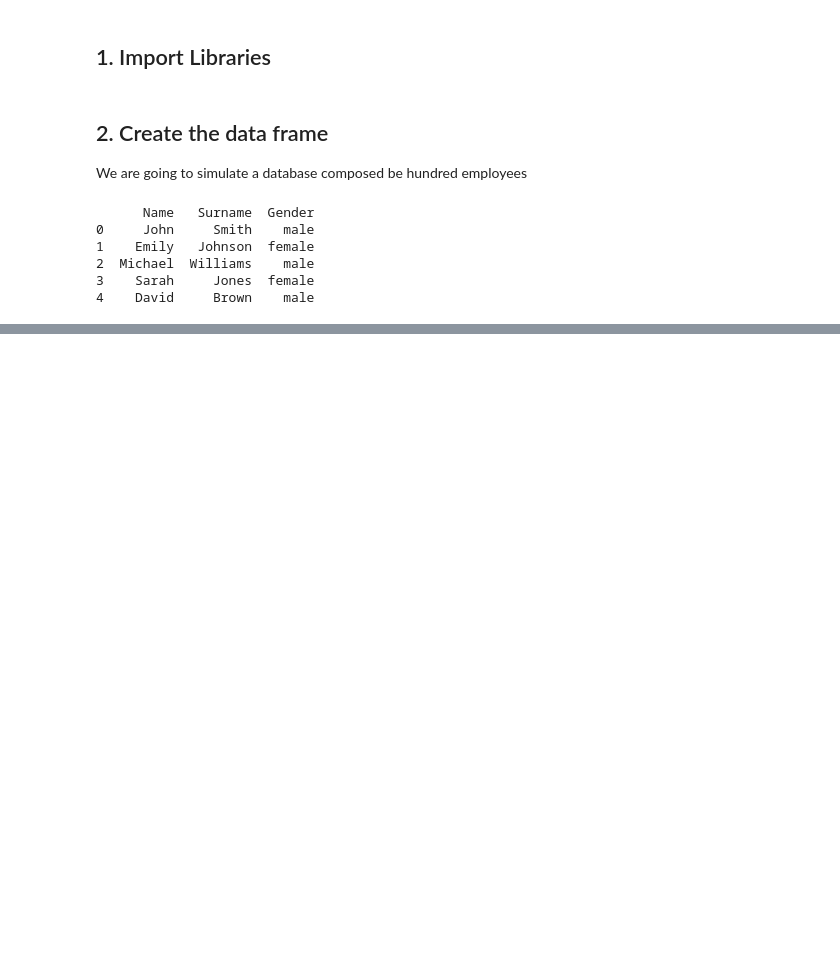
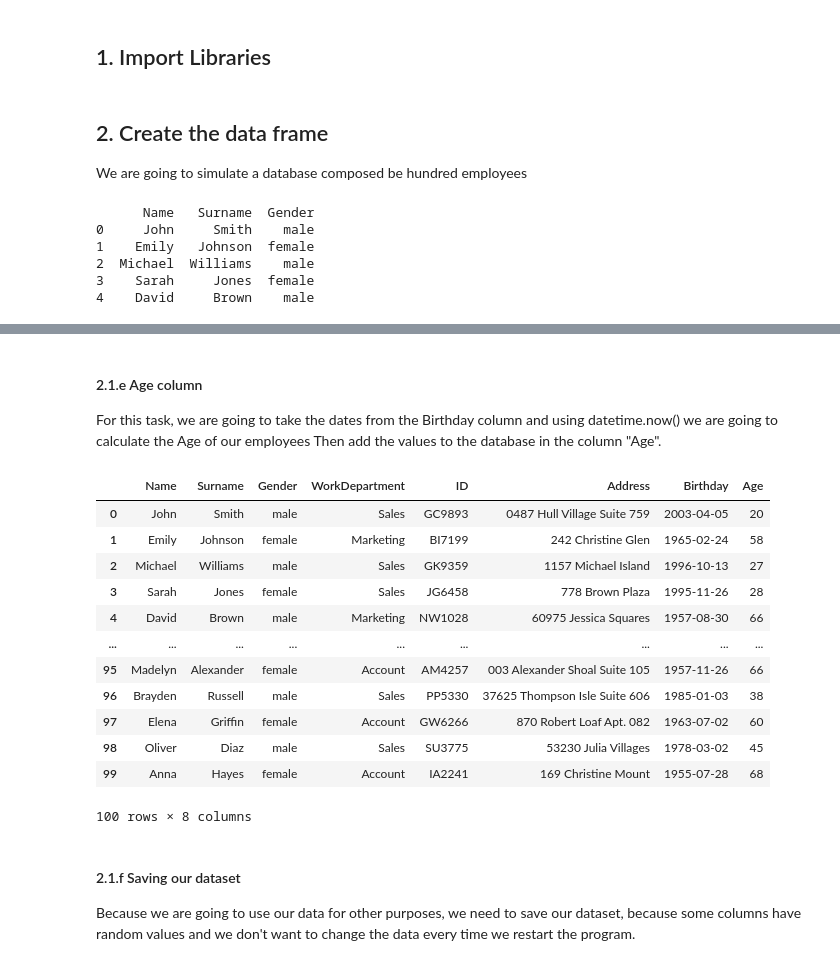
Before and after one commit to nachogalasso/da_python, a Jupyter notebook: hr_analytics/colacho_co.ipynb, the cells around one changed output, grey strips where cells are left out. Saved outputs shown, nothing was run; the diff lists cells and outputs as text; code cells hidden in the pictures; blank space fills up the shorter version.

```diff
--- a/hr_analytics/colacho_co.ipynb
+++ b/hr_analytics/colacho_co.ipynb
@@ -7,6 +7,10 @@ import pandas as pd
 import numpy as np
 import random
 import string
+from faker import Faker
+from datetime import datetime
+
+fake = Faker()
 # %% [markdown]
 ## 2. Create the data frame
 
@@ -71,7 +74,0 @@ For this task, we are going to create a list with random values from 20 to 68, a
-# %%
-# Random values
-age = np.random.randint(20, 68, size=100)
-colacho_df['Age'] = age
-
-# Checking if everything is OK
-print(colacho_df.head(10))
@@ -156,0 +142,8 @@ colacho_df
+# %%
+# Generate the fake address for the employees
+Faker.seed(0)
+address = [fake.street_address() for i in range(100)]
+print(address)
+
+colacho_df['Address'] = address
+colacho_df['Address']
@@ -156,0 +168,7 @@ colacho_df
+# %%
+# Let's put the values into a variable
+birthday = [fake.date_of_birth(minimum_age=20, maximum_age=68) for i in range(100)]
+print(birthday)
+
+colacho_df['Birthday'] = birthday
+colacho_df
@@ -156,0 +190,33 @@ colacho_df
+# %% [markdown]
+#### 2.1.e Age column
+
+For this task, we are going to take the dates from the Birthday column and using datetime.now() we are going to calculate the Age of our employees  Then add the values to the database in the column "Age".
+# %%
+# Convert 'birthday' column to datetime
+colacho_df['Birthday'] = pd.to_datetime(colacho_df['Birthday'])
+
+# Calculate the age based on today's date
+today = datetime.now()
+# age = np.random.randint(20, 68, size=100)
+colacho_df['Age'] = today.year - colacho_df['Birthday'].dt.year - ((today.month < colacho_df['Birthday'].dt.month) | ((today.month == colacho_df['Birthday'].dt.month) & (today.day < colacho_df['Birthday'].dt.day)))
+
+# Checking if everything is OK
+colacho_df
+# %% [output]
+|  | Name | Surname | Gender | WorkDepartment | ID | Address | Birthday | Age |
+| 0 | John | Smith | male | Sales | GC9893 | 0487 Hull Village Suite 759 | 2003-04-05 | 20 |
+| 1 | Emily | Johnson | female | Marketing | BI7199 | 242 Christine Glen | 1965-02-24 | 58 |
+| 2 | Michael | Williams | male | Sales | GK9359 | 1157 Michael Island | 1996-10-13 | 27 |
+| 3 | Sarah | Jones | female | Sales | JG6458 | 778 Brown Plaza | 1995-11-26 | 28 |
+| 4 | David | Brown | male | Marketing | NW1028 | 60975 Jessica Squares | 1957-08-30 | 66 |
+| ... | ... | ... | ... | ... | ... | ... | ... | ... |
+| 95 | Madelyn | Alexander | female | Account | AM4257 | 003 Alexander Shoal Suite 105 | 1957-11-26 | 66 |
+| 96 | Brayden | Russell | male | Sales | PP5330 | 37625 Thompson Isle Suite 606 | 1985-01-03 | 38 |
+| 97 | Elena | Griffin | female | Account | GW6266 | 870 Robert Loaf Apt. 082 | 1963-07-02 | 60 |
+| 98 | Oliver | Diaz | male | Sales | SU3775 | 53230 Julia Villages | 1978-03-02 | 45 |
+| 99 | Anna | Hayes | female | Account | IA2241 | 169 Christine Mount | 1955-07-28 | 68 |
+100 rows × 8 columns
+# %% [markdown]
+#### 2.1.f Saving our dataset
+
+Because we are going to use our data for other purposes, we need to save our dataset, because some columns have random values and we don't want to change the data every time we restart the program.
```
Also changed, not shown: parts of 14 cells of this notebook, 1 other file.
